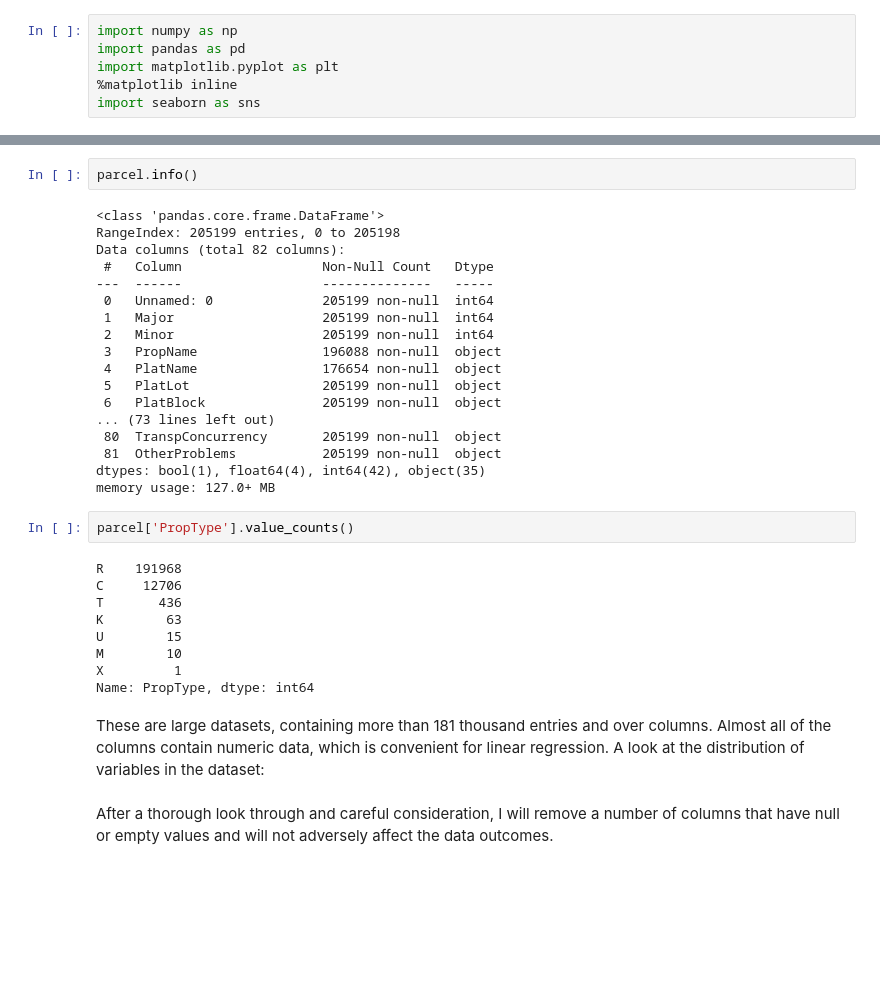
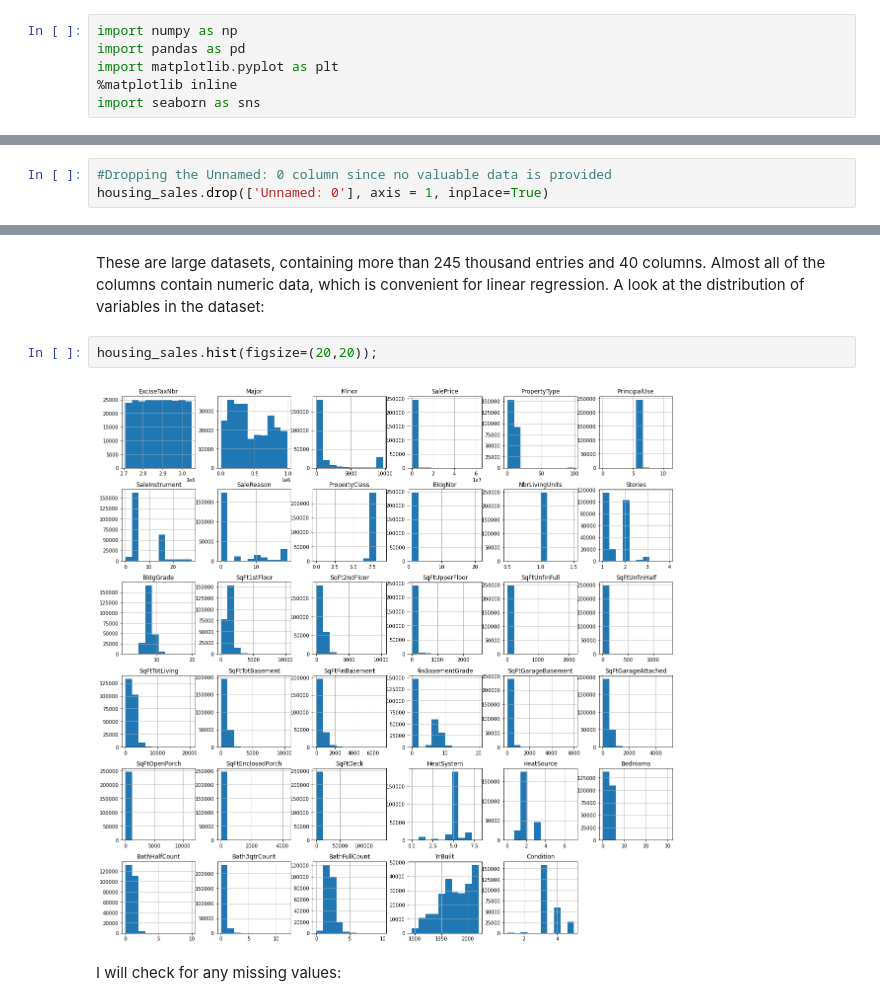
Before and after one commit to samtuleen/King-County-Home-Price-Predictors, a Jupyter notebook: notebooks/report/Valuable Home Improvement Projects - Predictive Analysis.ipynb, the cells around one changed output, grey strips where cells are left out. Saved outputs shown, nothing was run; the diff lists cells and outputs as text; blank space fills up the shorter version.

```diff
--- a/notebooks/report/Valuable Home Improvement Projects - Predictive Analysis.ipynb
+++ b/notebooks/report/Valuable Home Improvement Projects - Predictive Analysis.ipynb
@@ -37 +40,4 @@ saleprice.head(2)
+# %%
+#Dropping the Unnamed: 0 column since no valuable data is provided
+housing_sales.drop(['Unnamed: 0'], axis = 1, inplace=True)
 # %%
@@ -93,35 +63,8 @@ parcel.head(2)
-# %%
-parcel.info()
-# %% [output]
-<class 'pandas.core.frame.DataFrame'>
-RangeIndex: 205199 entries, 0 to 205198
-Data columns (total 82 columns):
- #   Column                  Non-Null Count   Dtype
----  ------                  --------------   -----
- 0   Unnamed: 0              205199 non-null  int64
- 1   Major                   205199 non-null  int64
- 2   Minor                   205199 non-null  int64
- 3   PropName                196088 non-null  object
- 4   PlatName                176654 non-null  object
- 5   PlatLot                 205199 non-null  object
- 6   PlatBlock               205199 non-null  object
-... (73 lines left out)
- 80  TranspConcurrency       205199 non-null  object
- 81  OtherProblems           205199 non-null  object
-dtypes: bool(1), float64(4), int64(42), object(35)
-memory usage: 127.0+ MB
-# %%
-parcel['PropType'].value_counts()
-# %% [output]
-R    191968
-C     12706
-T       436
-K        63
-U        15
-M        10
-X         1
-Name: PropType, dtype: int64
 # %% [markdown]
-These are large datasets, containing more than 181 thousand entries and over columns. Almost all of the columns contain numeric data, which is convenient for linear regression. A look at the distribution of variables in the dataset:
+These are large datasets, containing more than 245 thousand entries and 40 columns. Almost all of the columns contain numeric data, which is convenient for linear regression. A look at the distribution of variables in the dataset:
-# %% [markdown]
-After a thorough look through and careful consideration, I will remove a number of columns that have null or empty values and will not adversely affect the data outcomes.
+# %%
+housing_sales.hist(figsize=(20,20));
+# %% [output]
+[figure, added]
+# %% [markdown]
+I will check for any missing values:
```
Also changed, not shown: parts of 8 cells of this notebook, 1 other file.
